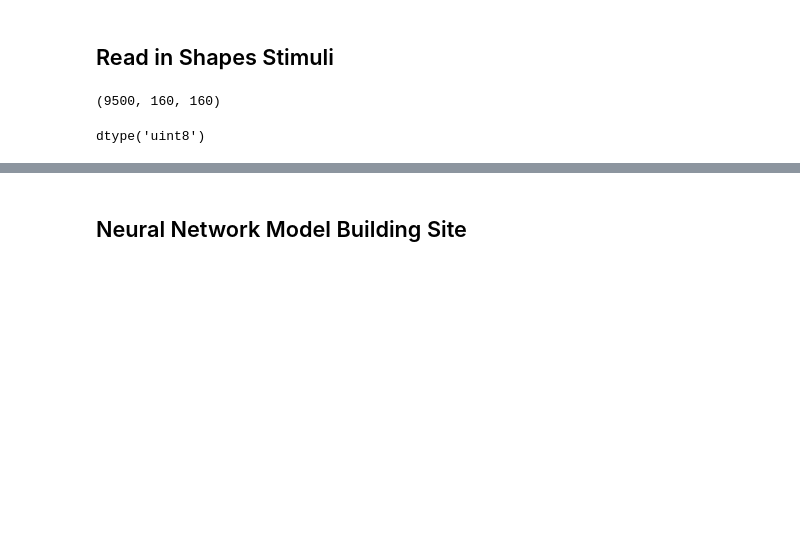
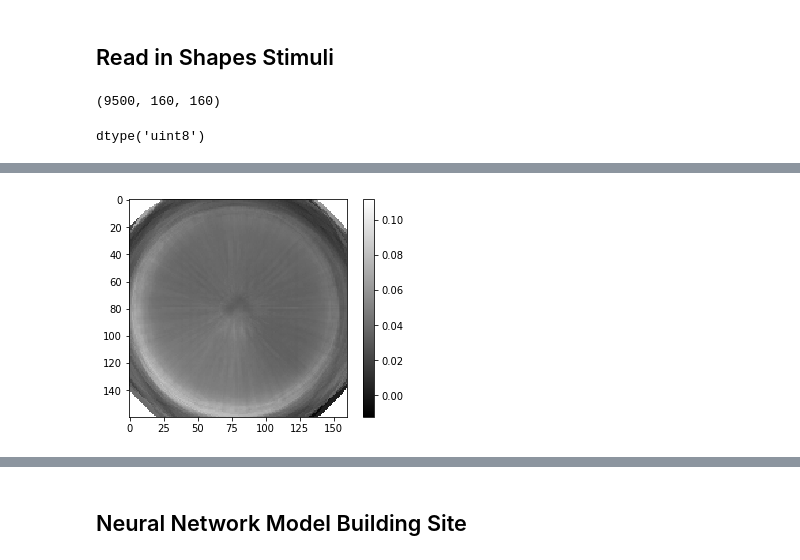
Before and after one commit to Animadversio/2p-V1-population-coding-data-analysis, a Jupyter notebook: V1 CNN Demo.ipynb, the cells around one changed output, grey strips where cells are left out. Saved outputs shown, nothing was run; the diff lists cells and outputs as text; code cells hidden in the pictures; blank space fills up the shorter version.

```diff
--- a/V1 CNN Demo.ipynb
+++ b/V1 CNN Demo.ipynb
@@ -56,0 +110,11 @@ plt.show()
+# %%
+ci=123
+meanRsp=SelAvgRsp[ci,:].mean()
+WAvgStimi=np.einsum('i,ijk',SelAvgRsp[ci,:],NormStimuli)/len(Stimuli)/AvgStimi#/meanRsp
+plt.figure()
+plt.imshow(WAvgStimi,cmap=plt.cm.gray)#,vmin=0,vmax=256
+plt.colorbar()
+plt.show()
+# 结果很好的ci 102
+# %% [output]
+[figure, added]
```
Also changed, not shown: parts of 21 cells of this notebook.
